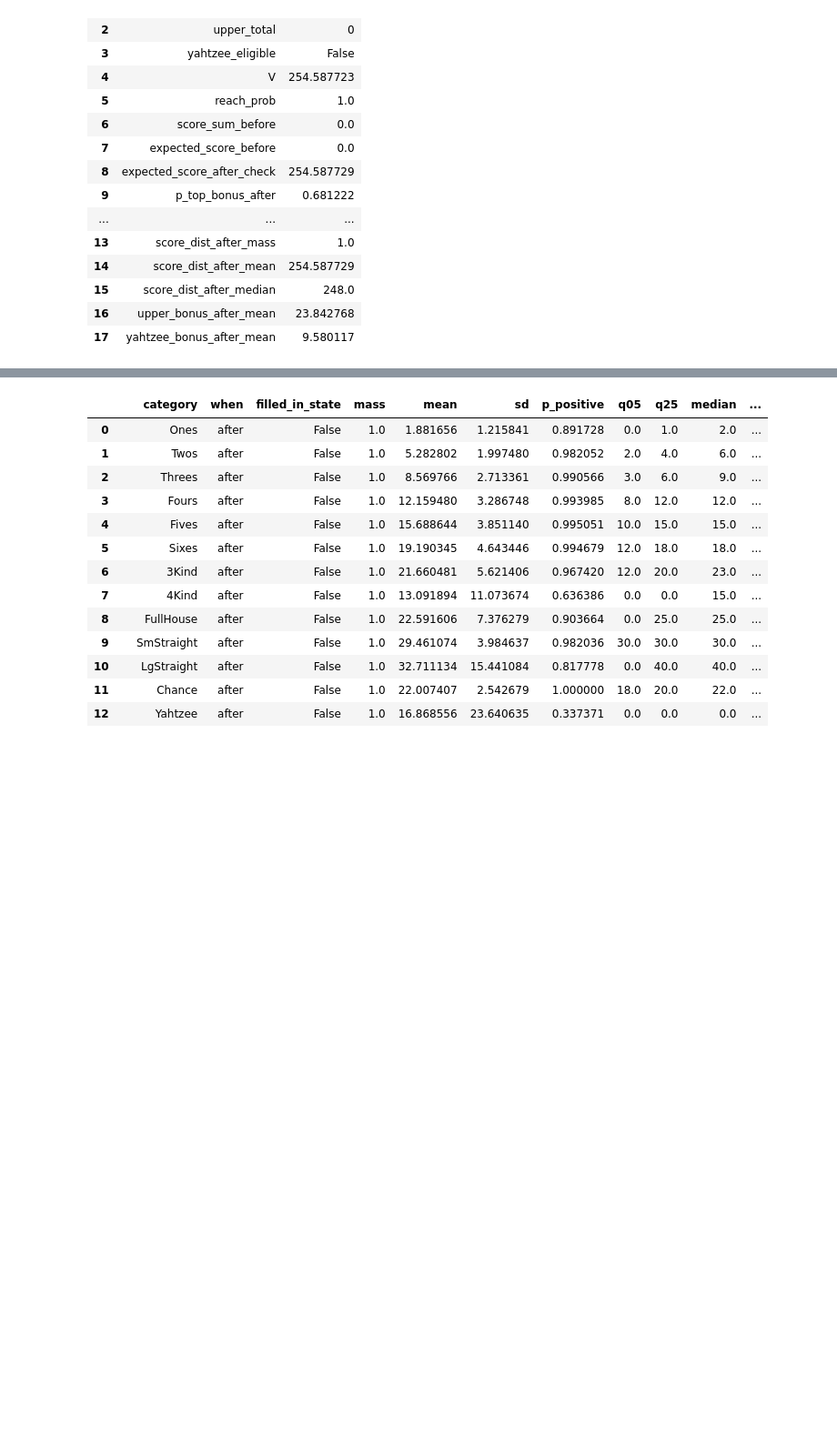
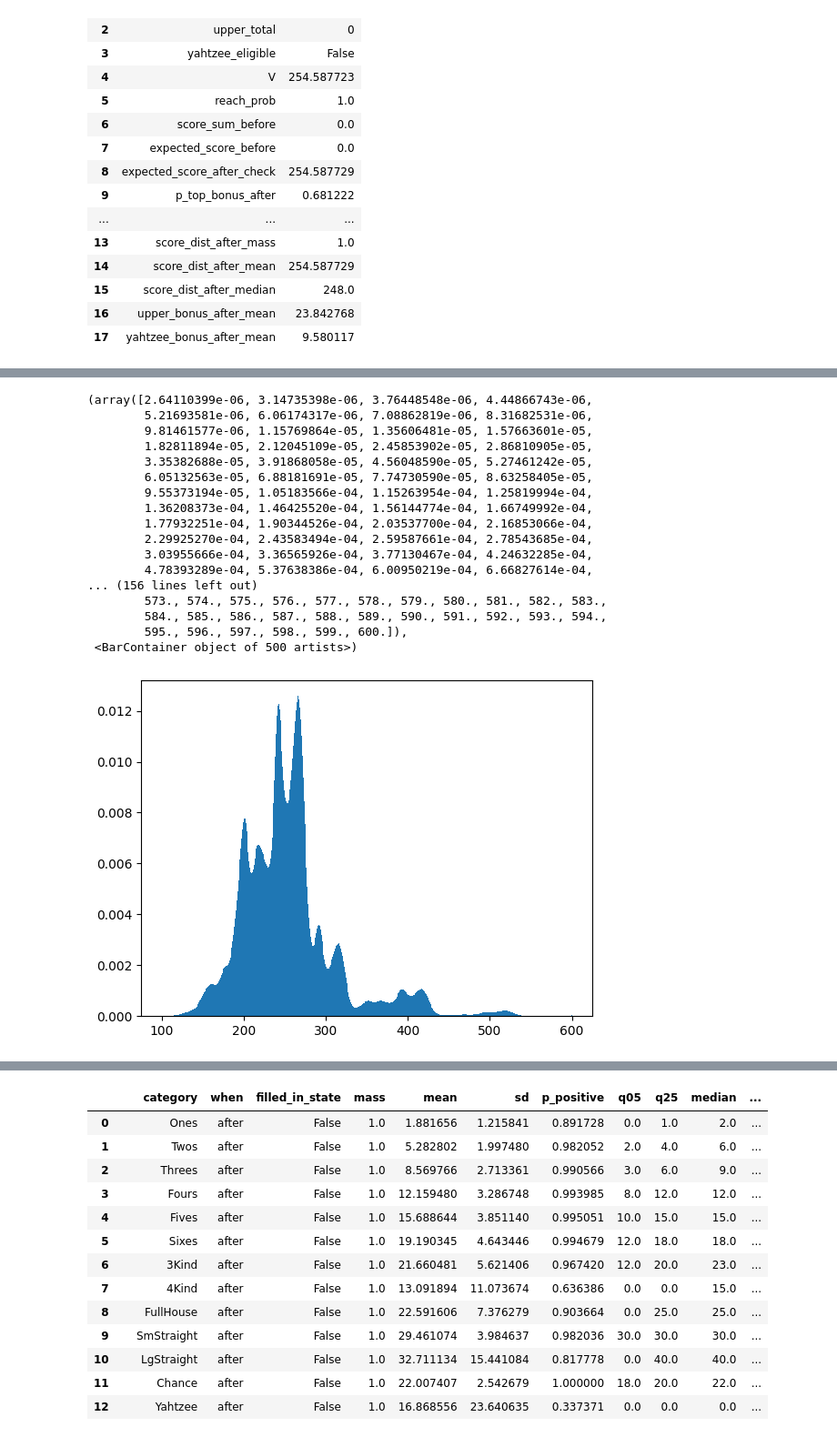
Before and after one commit to Ballpark-Figures/yahtzee, a Jupyter notebook: math/notebooks/state_explorer.ipynb, the cells around one changed output, grey strips where cells are left out. Shown at 91% size. Drawn from its saved outputs; the diff is of its cells as text; code cells hidden in the pictures; blank space fills up the shorter version.

```diff
--- a/math/notebooks/state_explorer.ipynb
+++ b/math/notebooks/state_explorer.ipynb
@@ -1112,0 +1168,32 @@ score_distribution_table(start_state, when="after", min_prob=0.005)
+# %%
+start = 100
+end = 600
+num_vals = end - start
+plt.hist(
+    dist["score"],
+    bins=num_vals,
+    range=(start, end),
+    weights=dist["prob"],
+)
+
+#plt.xlim(200, 800)
+#plt.show()
+# %% [output]
+(array([2.64110399e-06, 3.14735398e-06, 3.76448548e-06, 4.44866743e-06,
+        5.21693581e-06, 6.06174317e-06, 7.08862819e-06, 8.31682531e-06,
+        9.81461577e-06, 1.15769864e-05, 1.35606481e-05, 1.57663601e-05,
+        1.82811894e-05, 2.12045109e-05, 2.45853902e-05, 2.86810905e-05,
+        3.35382688e-05, 3.91868058e-05, 4.56048590e-05, 5.27461242e-05,
+        6.05132563e-05, 6.88181691e-05, 7.74730590e-05, 8.63258405e-05,
+        9.55373194e-05, 1.05183566e-04, 1.15263954e-04, 1.25819994e-04,
+        1.36208373e-04, 1.46425520e-04, 1.56144774e-04, 1.66749992e-04,
+        1.77932251e-04, 1.90344526e-04, 2.03537700e-04, 2.16853066e-04,
+        2.29925270e-04, 2.43583494e-04, 2.59587661e-04, 2.78543685e-04,
+        3.03955666e-04, 3.36565926e-04, 3.77130467e-04, 4.24632285e-04,
+        4.78393289e-04, 5.37638386e-04, 6.00950219e-04, 6.66827614e-04,
+... (156 lines left out)
+        573., 574., 575., 576., 577., 578., 579., 580., 581., 582., 583.,
+        584., 585., 586., 587., 588., 589., 590., 591., 592., 593., 594.,
+        595., 596., 597., 598., 599., 600.]),
+ <BarContainer object of 500 artists>)
+[figure, added]
```
Also changed, not shown: parts of 7 cells of this notebook, 1 other file.
